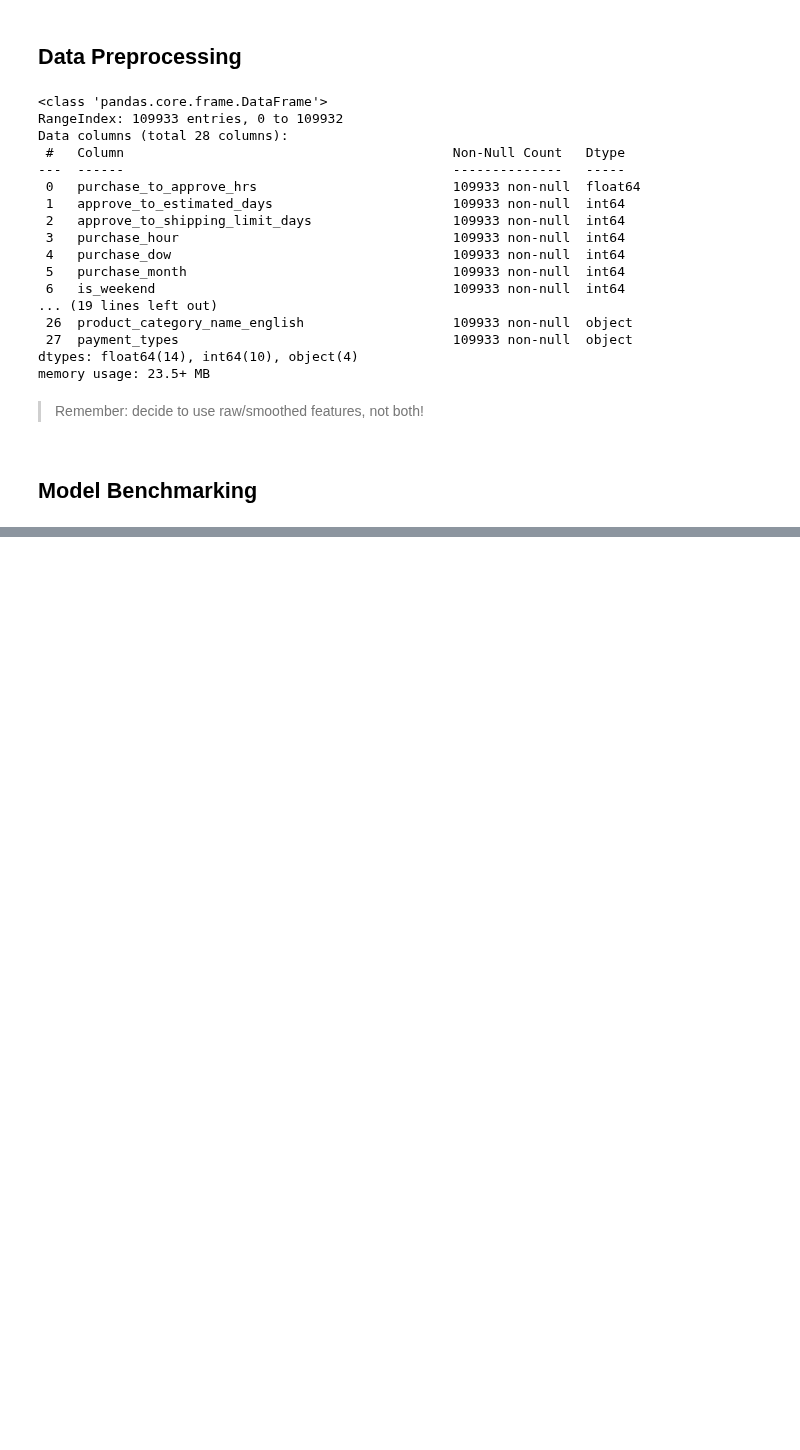
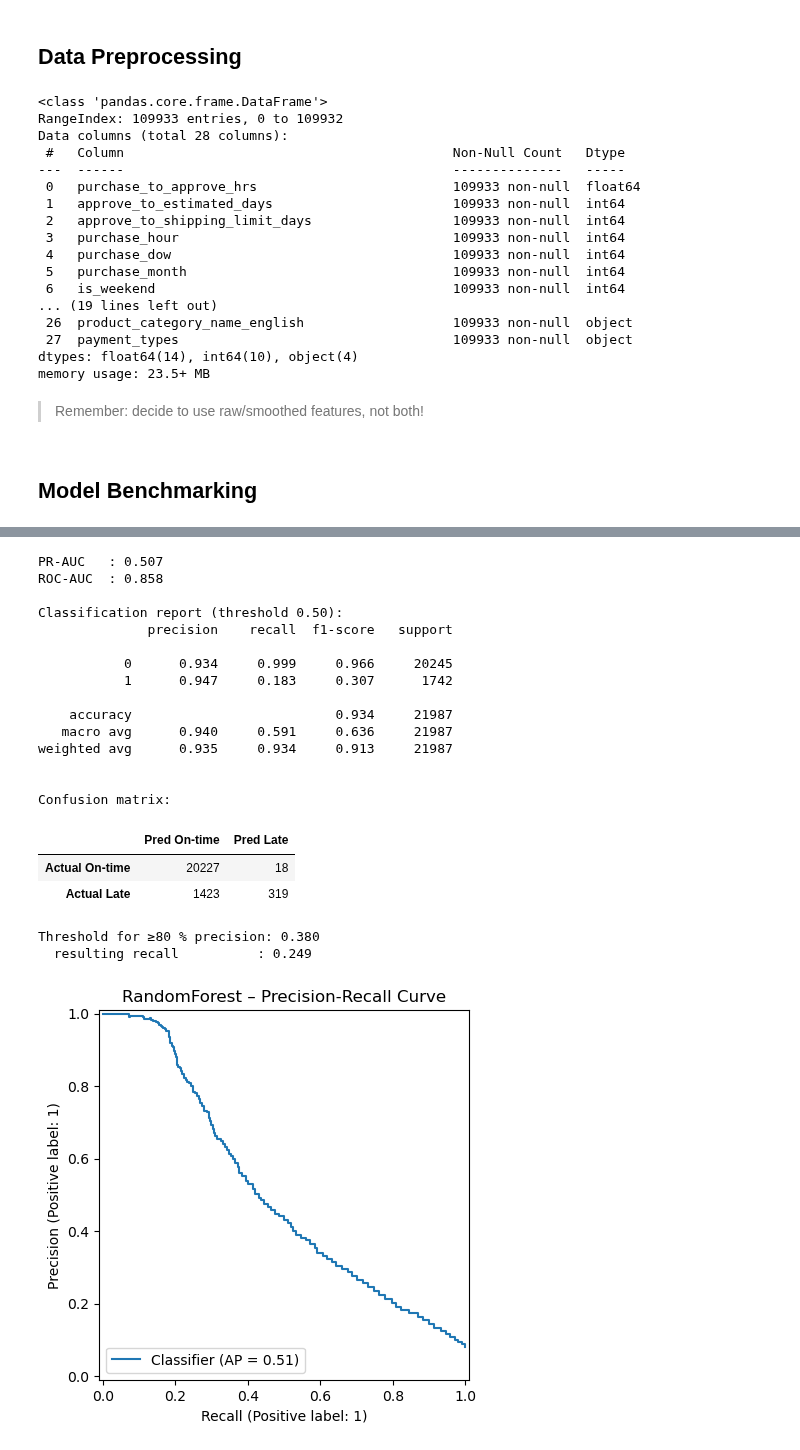
Before and after one commit to RioPramana21/Final-Project-Olist, a Jupyter notebook: preparation_notebooks/Machine Learning Model Building.ipynb, the cells around one changed output, grey strips where cells are left out. Saved outputs shown, nothing was run; the diff lists cells and outputs as text; code cells hidden in the pictures; blank space fills up the shorter version.

Commit message:
Ran benchmark for several models

```diff
--- a/preparation_notebooks/Machine Learning Model Building.ipynb
+++ b/preparation_notebooks/Machine Learning Model Building.ipynb
@@ -300,0 +426,72 @@ models = {
+# %%
+# --- rebuild the pipeline exactly as in the benchmark -------------
+rf_pipe = Pipeline([
+    ("preprocess", preprocess_ohe),
+    ("model", RandomForestClassifier(
+        n_estimators=200,
+        max_depth=None,
+        class_weight="balanced",
+        n_jobs=-1,
+        random_state=RANDOM_STATE
+    ))
+])
+
+# --- fit on full training set -------------------------------------
+rf_pipe.fit(X_train, y_train)
+
+# ---  get probabilities and default predictions --------------------
+y_prob = rf_pipe.predict_proba(X_test)[:, 1]
+y_pred = (y_prob >= 0.50).astype(int)                 # default 0.5 cut-off
+
+# --- core metrics --------------------------------------------------
+pr_auc  = average_precision_score(y_test, y_prob)
+roc_auc = roc_auc_score(y_test, y_prob)
+print(f"PR-AUC   : {pr_auc:.3f}")
+print(f"ROC-AUC  : {roc_auc:.3f}\n")
+print("Classification report (threshold 0.50):")
+print(classification_report(y_test, y_pred, digits=3))
+
+# confusion matrix
+cm = pd.DataFrame(confusion_matrix(y_test, y_pred),
+                  index=["Actual On-time","Actual Late"],
+                  columns=["Pred On-time","Pred Late"])
+print("\nConfusion matrix:")
+display(cm)
+
+# --- threshold to reach ≥80 % precision on "Late" ------------------
+prec, rec, thr = precision_recall_curve(y_test, y_prob)
+try:
+    idx = np.where(prec >= 0.80)[0][0]
+    best_thr = thr[idx]
+    print(f"\nThreshold for ≥80 % precision: {best_thr:.3f}")
+    print(f"  resulting recall          : {rec[idx]:.3f}")
+except IndexError:
+    print("\nModel never reaches 80 % precision; highest achieved:")
+    print(f"  max precision: {prec.max():.3f} at recall {rec[prec.argmax()]:.3f}")
+
+# quick PR-curve
+PrecisionRecallDisplay.from_predictions(y_test, y_prob)
+plt.title("RandomForest – Precision-Recall Curve")
+plt.show()
+# %% [output]
+PR-AUC   : 0.507
+ROC-AUC  : 0.858
+
+Classification report (threshold 0.50):
+              precision    recall  f1-score   support
+
+           0      0.934     0.999     0.966     20245
+           1      0.947     0.183     0.307      1742
+
+    accuracy                          0.934     21987
+   macro avg      0.940     0.591     0.636     21987
+weighted avg      0.935     0.934     0.913     21987
+
+
+Confusion matrix:
+|  | Pred On-time | Pred Late |
+| Actual On-time | 20227 | 18 |
+| Actual Late | 1423 | 319 |
+Threshold for ≥80 % precision: 0.380
+  resulting recall          : 0.249
+[figure, added]
```
Also changed, not shown: parts of 12 cells of this notebook, 4 other files.
